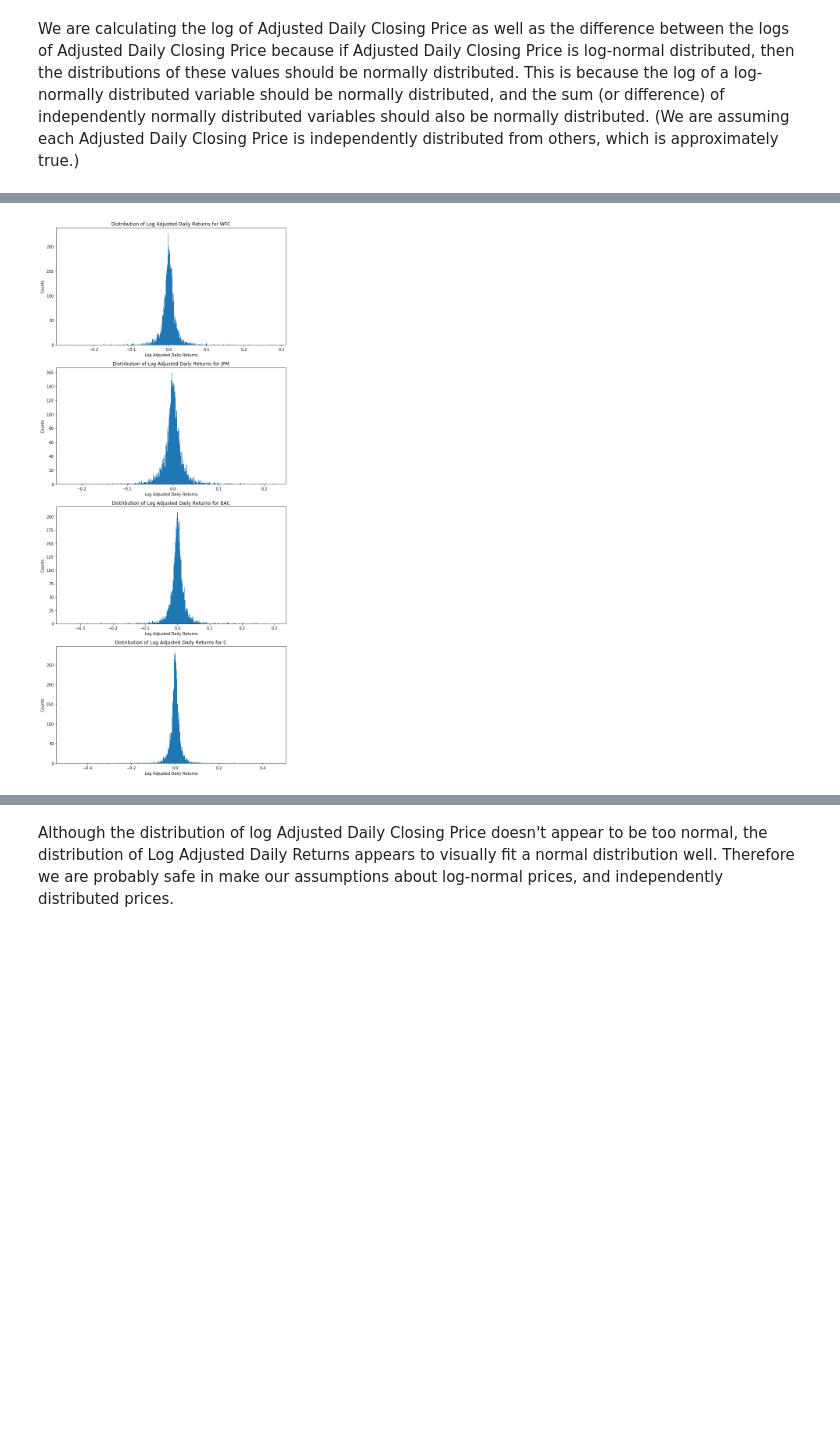
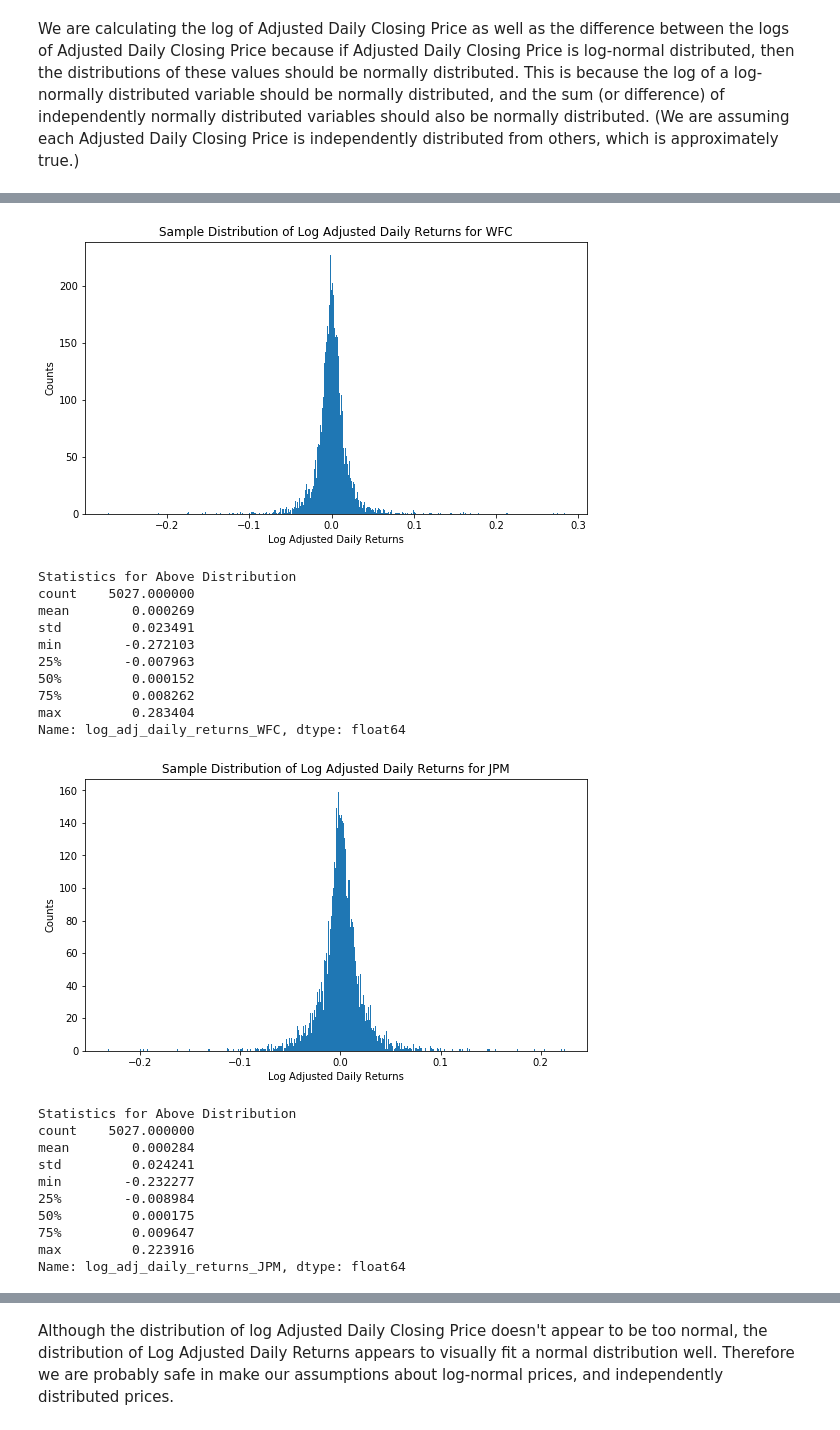
Before and after one commit to Evbor/Stock_Analysis, a Jupyter notebook: research/model_v1/FinTech.ipynb, the cells around one changed output, grey strips where cells are left out. Drawn from its saved outputs; the diff is of its cells as text; code cells hidden in the pictures; blank space fills up the shorter version.

```diff
--- a/research/model_v1/FinTech.ipynb
+++ b/research/model_v1/FinTech.ipynb
@@ -754,13 +806,16 @@ for t in tickers:
 We are calculating the log of Adjusted Daily Closing Price as well as the difference between the logs of Adjusted Daily Closing Price because if Adjusted Daily Closing Price is log-normal distributed, then the distributions of these values should be normally distributed. This is because the log of a log-normally distributed variable should be normally distributed, and the sum (or difference) of independently normally distributed variables should also be normally distributed. (We are assuming each Adjusted Daily Closing Price is independently distributed from others, which is approximately true.)
 # %%
 # Plotting the distribution of Log Adjusted Daily Closing Price
-fig, ax = plt.subplots(len(tickers), 1, figsize=(9, 20), tight_layout=True)
 
 for i in range(len(tickers)):
-    ax[i].hist(df['_'.join(['log_adj_close', tickers[i]])].tolist(), bins=500)
-    ax[i].set_title('Distribution of Log Adjusted Daily Closing Price for {}'.format(tickers[i]))
-    ax[i].set_xlabel('Log Adjusted Daily Closing Price')
-    ax[i].set_ylabel('Counts')
-
-plt.show()
+    data = df['_'.join(['log_adj_close', tickers[i]])]
+    fig, ax = plt.subplots(figsize=(9,5))
+    ax.hist(data.tolist(), bins=500)
+    ax.set_title('Sample Distribution of Log Adjusted Daily Closing Price for {}'.format(tickers[i]))
+    ax.set_xlabel('Log Adjusted Daily Closing Price')
+    ax.set_ylabel('Counts')
+    plt.show()
+    print('Statistics for Above Distribution')
+    print(data.describe())
+    print()
 # %% [output]
@@ -768,13 +866,37 @@ plt.show()
 # %%
 # Plotting the distribution of Log Adjusted Daily Returns
-fig, ax = plt.subplots(len(tickers), 1, figsize=(9, 20), tight_layout=True)
 
 for i in range(len(tickers)):
-    ax[i].hist(df['_'.join(['log_adj_daily_returns', tickers[i]])].tolist(), bins=500)
-    ax[i].set_title('Distribution of Log Adjusted Daily Returns for {}'.format(tickers[i]))
-    ax[i].set_xlabel('Log Adjusted Daily Returns')
-    ax[i].set_ylabel('Counts')
-
-plt.show()
+    data = df['_'.join(['log_adj_daily_returns', tickers[i]])]
+    fig, ax = plt.subplots(figsize=(9,5))
+    ax.hist(data.tolist(), bins=500)
+    ax.set_title('Sample Distribution of Log Adjusted Daily Returns for {}'.format(tickers[i]))
+    ax.set_xlabel('Log Adjusted Daily Returns')
+    ax.set_ylabel('Counts')
+    plt.show()
+    print('Statistics for Above Distribution')
+    print(data.describe())
+    print()
 # %% [output]
-[figure, old version]
+[figure, new version]
+Statistics for Above Distribution
+count    5027.000000
+mean        0.000269
+std         0.023491
+min        -0.272103
+25%        -0.007963
+50%         0.000152
+75%         0.008262
+max         0.283404
+Name: log_adj_daily_returns_WFC, dtype: float64
+[figure, added]
+Statistics for Above Distribution
+count    5027.000000
+mean        0.000284
+std         0.024241
+min        -0.232277
+25%        -0.008984
+50%         0.000175
+75%         0.009647
+max         0.223916
+Name: log_adj_daily_returns_JPM, dtype: float64
```
Also changed, not shown: parts of 82 cells of this notebook, 1 other file.
